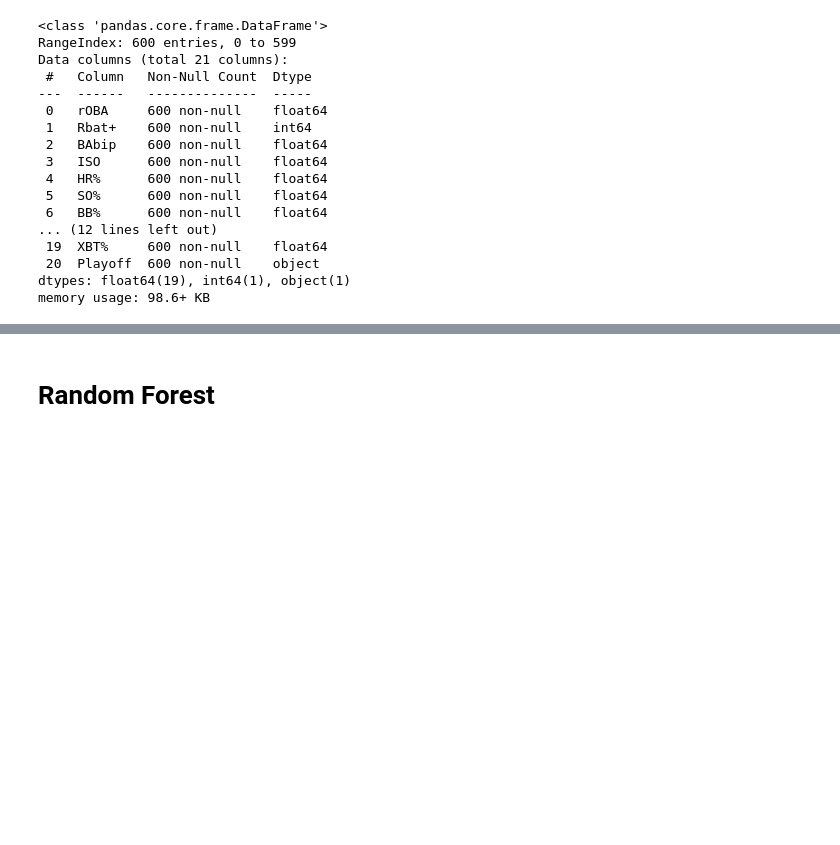
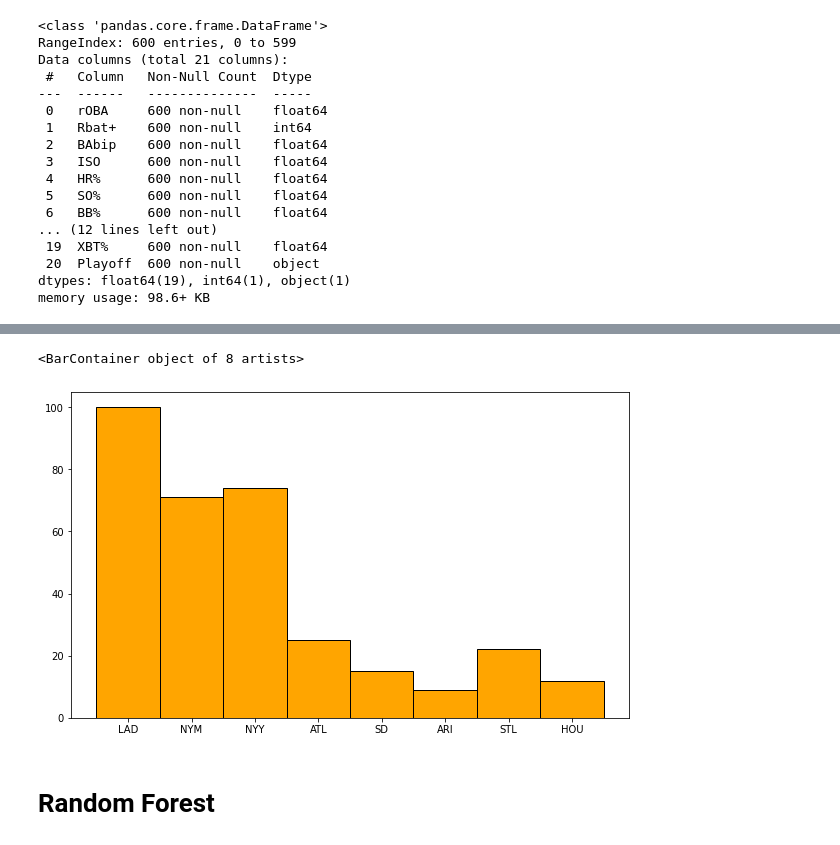
Before and after one commit to the-data-science-union/DSU-S2022-MLB, a Jupyter notebook: Code and Work/Hitting/Advanced Batting/AdvancedBatting_ML.ipynb, the cells around one changed output, grey strips where cells are left out. Drawn from its saved outputs; the diff is of its cells as text; code cells hidden in the pictures; blank space fills up the shorter version.

```diff
--- a/Code and Work/Hitting/Advanced Batting/AdvancedBatting_ML.ipynb
+++ b/Code and Work/Hitting/Advanced Batting/AdvancedBatting_ML.ipynb
@@ -225,3 +307,10 @@ SVM_2022_Predictions.loc[SVM_2022_Predictions['Playoff Predictions']=='Yes']
+# %%
+plt.figure(figsize=(10,6))
+teamArr = list(MLB_abr_map[teamName] for teamName in SVM_2022_predictions.keys())
+plt.bar(teamArr,SVM_2022_predictions.values(), width=1.0, color='orange', edgecolor='k')
+# %% [output]
+<BarContainer object of 8 artists>
+[figure, added]
 # %% [markdown]
 # Random Forest
 # %%
```
Also changed, not shown: parts of 29 cells of this notebook, 2 other files.
